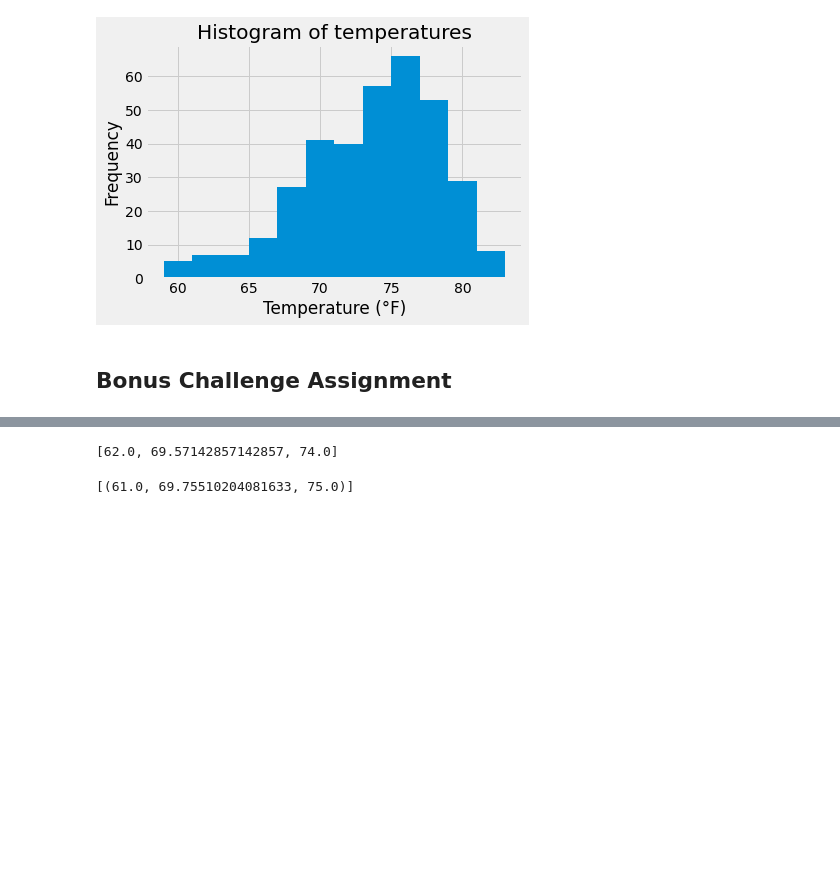
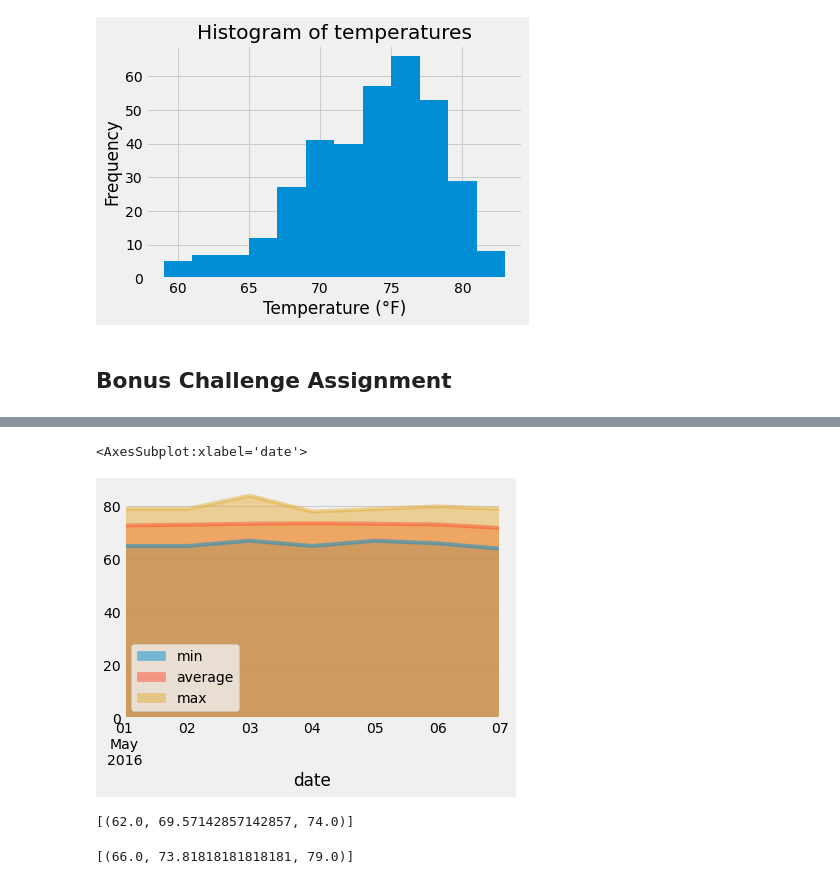
Before and after one commit to jacance/sqlalchemy-challenge, a Jupyter notebook: climate.ipynb, the cells around one changed output, grey strips where cells are left out. Drawn from its saved outputs; the diff is of its cells as text; code cells hidden in the pictures; blank space fills up the shorter version.

```diff
--- a/climate.ipynb
+++ b/climate.ipynb
@@ -225,18 +225,20 @@ daily_normals("01-01")
 
 # push each tuple of calculations into a list called `normals`
 normals = []
-normals.append(tuple(np.ravel(daily_normals("05-01"))))
-normals.append(tuple(np.ravel(daily_normals("05-07"))))
 
 # Set the start and end date of the trip
-start_trip = "05-01"
-end_trip = "05-07"
+start_trip = "05-01-2016"
+end_trip = "05-07-2016"
 
 # Use the start and end date to create a range of dates
+rangedates = pd.date_range(start=start_trip, end=end_trip)
 
 # Strip off the year and save a list of %m-%d strings
-normals.append(tuple(np.ravel(daily_normals("05-01"))))
-normals.append(tuple(np.ravel(daily_normals("05-07"))))
+md_dates = rangedates.strftime("%m-%d")
 
 # Loop through the list of %m-%d strings and calculate the normals for each date
+for date in md_dates:
+    normals.append(tuple(np.ravel(daily_normals(date))))
+
+normals
 # %% [output]
@@ -244,2 +252,8 @@ datetime.date(2017, 5, 1)
 # %%
 # Load the previous query results into a Pandas DataFrame and add the `trip_dates` range as the `date` index
+normals_df = pd.DataFrame(np.array(normals),
+            columns=['min', 'average', 'max'])
+
+normals_df['date'] = rangedates
+normals_df = normals_df.set_index('date')
+normals_df
@@ -246,5 +270,9 @@ datetime.date(2017, 5, 1)
 # %%
 # Plot the daily normals as an area plot with `stacked=False`
+normals_df.plot.area(stacked=False)
+# %% [output]
+<AxesSubplot:xlabel='date'>
+[figure, added]
 # %%
 # This function called `calc_temps` will accept start date and end date in the format '%Y-%m-%d'
 # and return the minimum, average, and maximum temperatures for that range of dates
@@ -265,13 +293,13 @@ def calc_temps(start_date, end_date):
 # function usage example
 print(calc_temps('2012-02-28', '2012-03-05'))
 # %% [output]
-[62.0, 69.57142857142857, 74.0]
+[(62.0, 69.57142857142857, 74.0)]
 # %%
 # Use your previous function `calc_temps` to calculate the tmin, tavg, and tmax
 # for your trip using the previous year's data for those same dates.
-print(calc_temps('2011-02-28', '2011-03-05'))
+print(calc_temps('2016-05-01', '2016-05-07'))
 # %% [output]
-[(61.0, 69.75510204081633, 75.0)]
+[(66.0, 73.81818181818181, 79.0)]
 # %%
 # Plot the results from your previous query as a bar chart.
 # Use "Trip Avg Temp" as your Title
```
Also changed, not shown: parts of 5 cells of this notebook, 1 other file.
